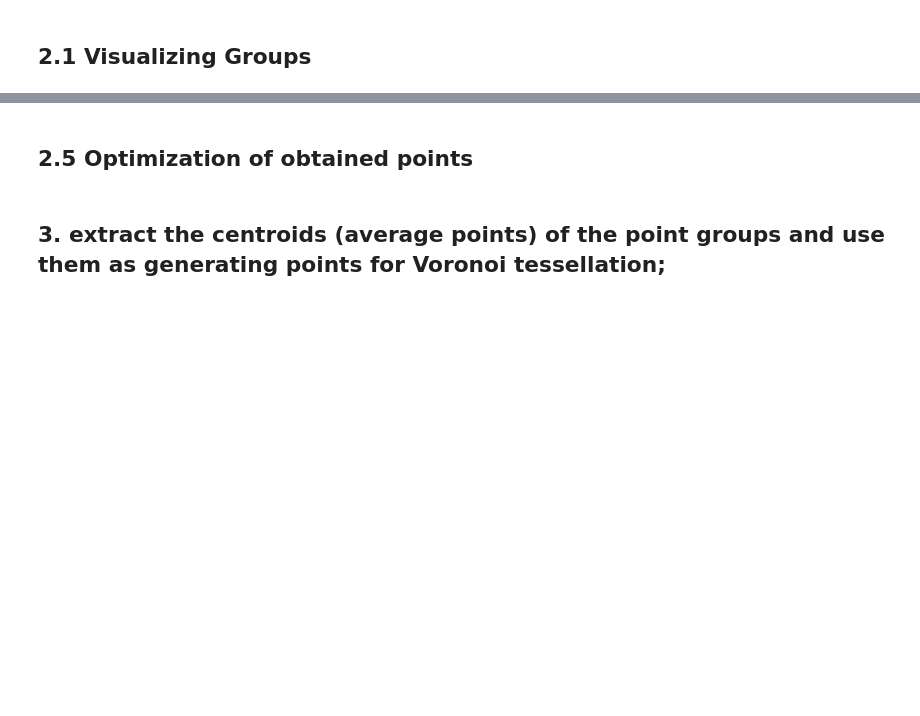
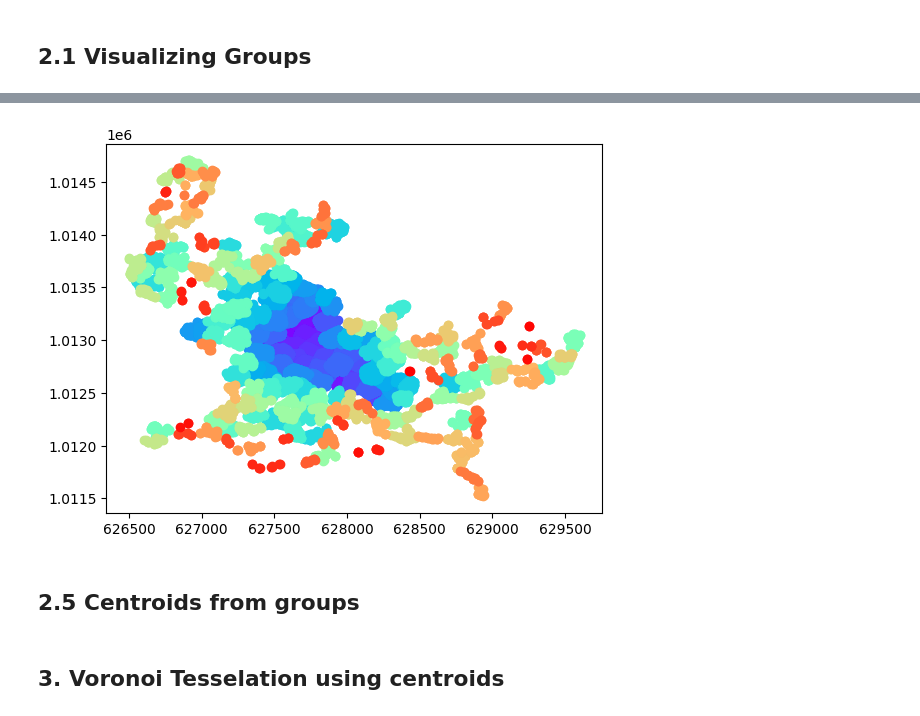
Before and after one commit to shivamabrol/Research-Animal-Movement, a Jupyter notebook: Data Transformation.ipynb, the cells around one changed output, grey strips where cells are left out. Saved outputs shown, nothing was run; the diff lists cells and outputs as text; code cells hidden in the pictures; blank space fills up the shorter version.

```diff
--- a/Data Transformation.ipynb
+++ b/Data Transformation.ipynb
@@ -277,3 +366,5 @@ grid.cells
+# %%
+optimized_groups = optimize_groups_density_wise(distributed_groups, grid)
 # %% [markdown]
 ### Converting extracted points to Point Class
 # %% [markdown]
@@ -294,2 +391,19 @@ plt.show()
+# %%
+groups = optimized_groups
+import matplotlib.pyplot as plt
+from matplotlib import cm
+colors = cm.rainbow([i/len(groups) for i in range(len(groups))])
+for i, group in enumerate(groups):
+    x = [point.x for point in group.members]
+    y = [point.y for point in group.members]
+#     x1 = [group.centroid.x]
+#     y1 = [group.centroid.y]
+    plt.scatter(x, y, color=colors[i], label=f"Group {i+1}")
+#     plt.scatter(x1, y1, color='black', label=f"Group {i+1}")
+
+# plt.legend()
+plt.show()
+# %% [output]
+[figure, added]
 # %% [markdown]
-## 2.5 Optimization of obtained points
+## 2.5 Centroids from groups
@@ -296,2 +413,2 @@ plt.show()
 # %% [markdown]
-## 3. extract the centroids (average points) of the point groups and use them as generating points for Voronoi tessellation;
+## 3. Voronoi Tesselation using centroids
```
Also changed, not shown: parts of 37 cells of this notebook, 2 other files.
